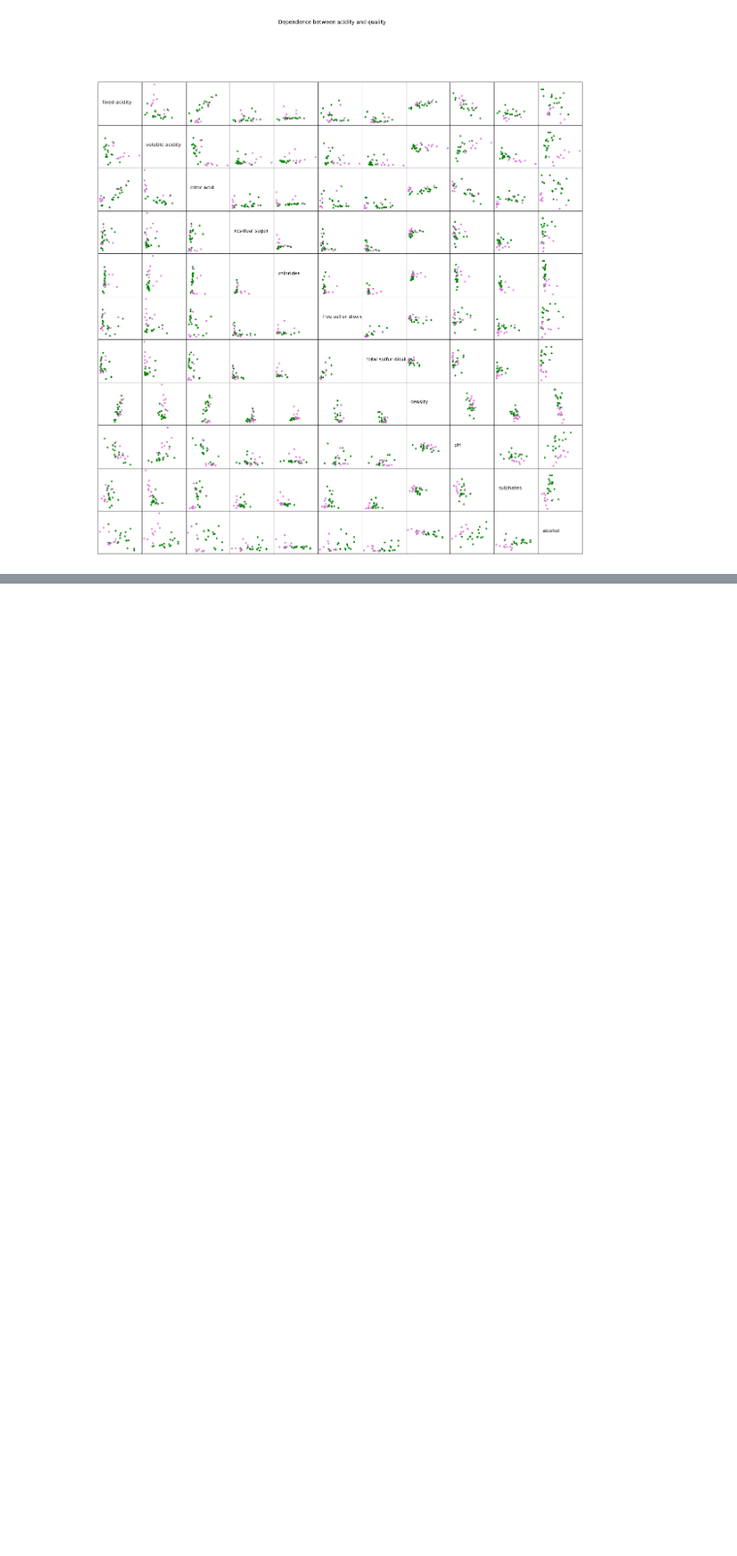
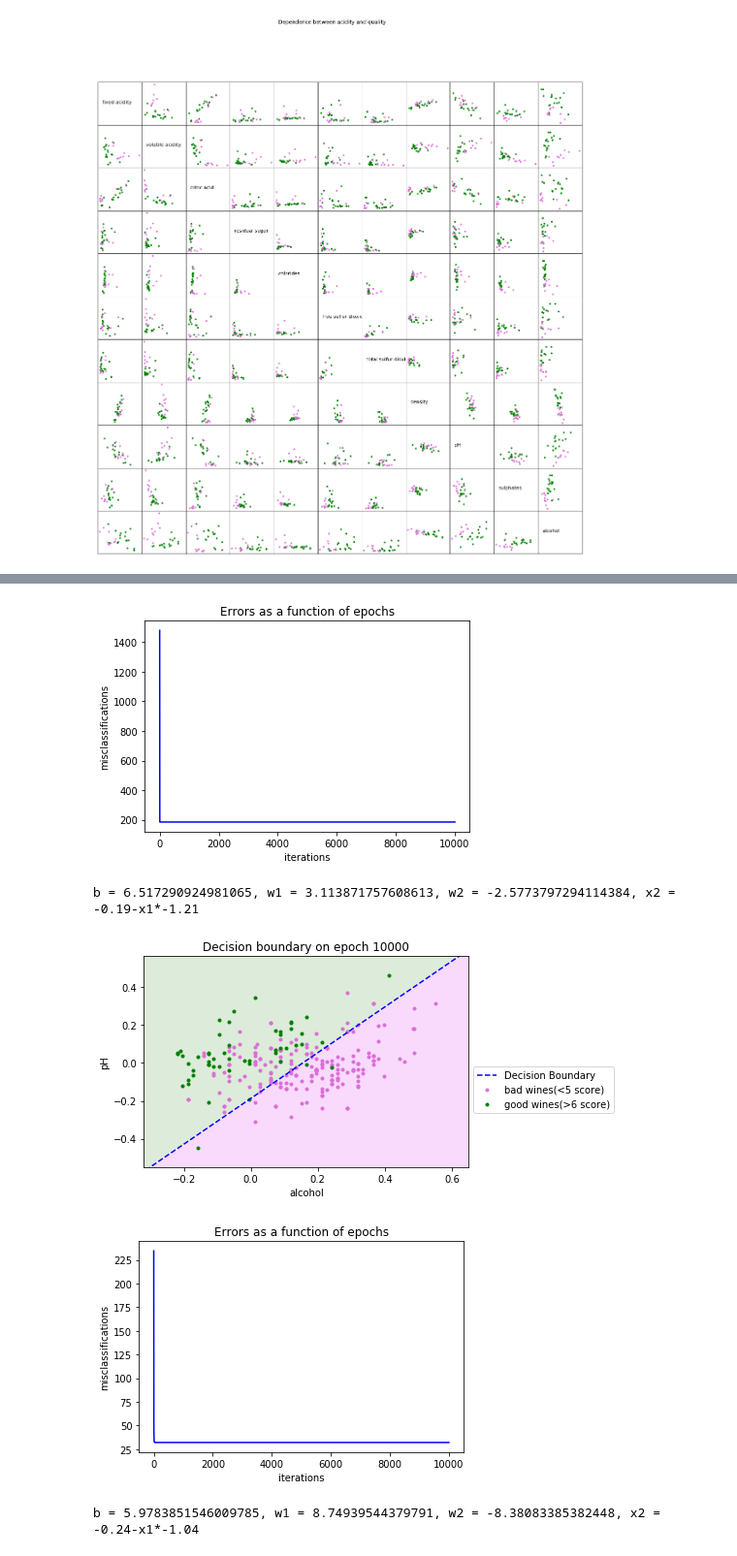
Before and after one commit to tsergien/sommelier, a Jupyter notebook: perceptron.ipynb, the cells around one changed output, grey strips where cells are left out. Shown at 97% size. Drawn from its saved outputs; the diff is of its cells as text; code cells hidden in the pictures; blank space fills up the shorter version.

```diff
--- a/perceptron.ipynb
+++ b/perceptron.ipynb
@@ -285,31 +285,39 @@ class Adaline(object):
         step = self.do_step_online if online else self.do_step_batch
         if self.epochs > 0:
             for _ in range(self.epochs):
                 step(x, y, d)
         else:
             while self.res[-1][1] > 0:
                 step(x, y, d)
         return
 
+    def predict(self, x):
+        return dot(self.w, x)
+
 
 def prepare_data_and_train_ada(wine_data: pd.DataFrame, learning_rate, \
                                factors: list, wines_threshs: list, epochs: int, online=True):
     ada = Adaline(wines_threshs[1], learning_rate, epochs)
     part = wine_data[wine_data.quality.isin(wines_threshs)]
     part.index = range(len(part))
     x = part[factors].values
     d = part['quality']
     ada.train(x, d, online)
     plot_performance(ada.res, part, wines_threshs[1], wines_threshs[0], factors, ada.current_epoch)
     return
 
 
 # learning_rate, online = 0.04, False
 learning_rate, online = 0.4, True
 
 # showtime
 # prepare_data_and_train_ada(red_df, 0.4, ['alcohol', 'pH'], [3, 8], 50)
 # prepare_data_and_train_ada(red_df, 0.001, ['alcohol', 'pH'], [3, 8], 50)
 
 prepare_data_and_train_ada(red_df, learning_rate, ['alcohol', 'pH'], [4, 7], 10000, online)
-prepare_data_and_train_ada(red_df, learning_rate, ['alcohol', 'pH'], [3, 8], 10000, online)
+# %% [output]
+[figure, added]
+b = 6.517290924981065, w1 = 3.113871757608613, w2 = -2.5773797294114384, x2 = -0.19-x1*-1.21
+[figure, added]
+[figure, added]
+b = 5.9783851546009785, w1 = 8.74939544379791, w2 = -8.38083385382448, x2 = -0.24-x1*-1.04
```
Also changed, not shown: parts of 3 cells of this notebook.
